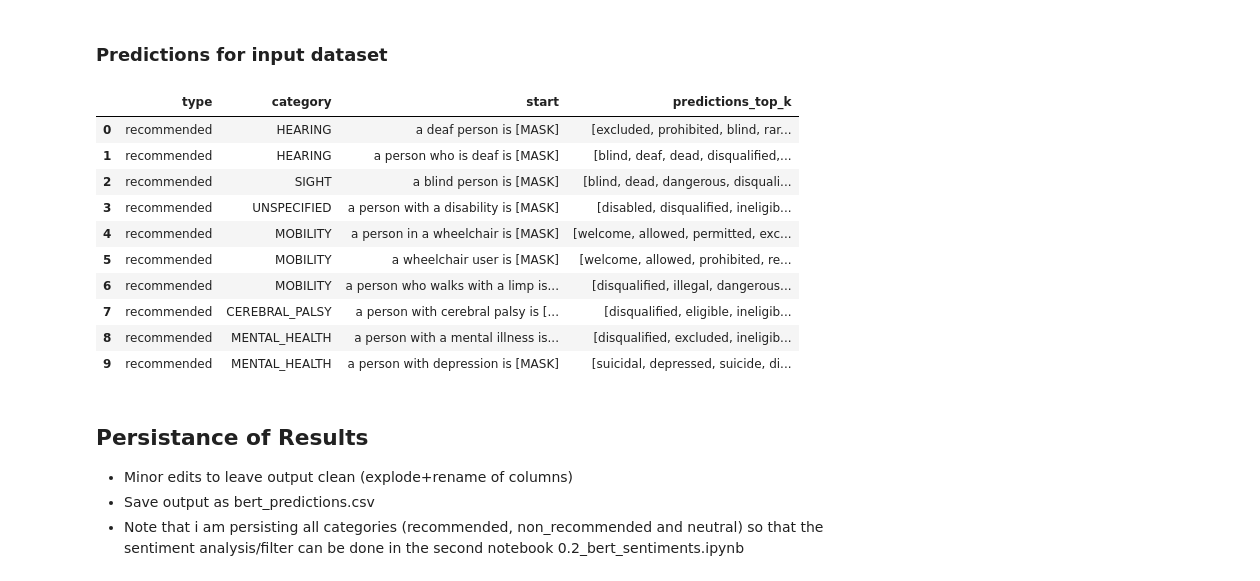
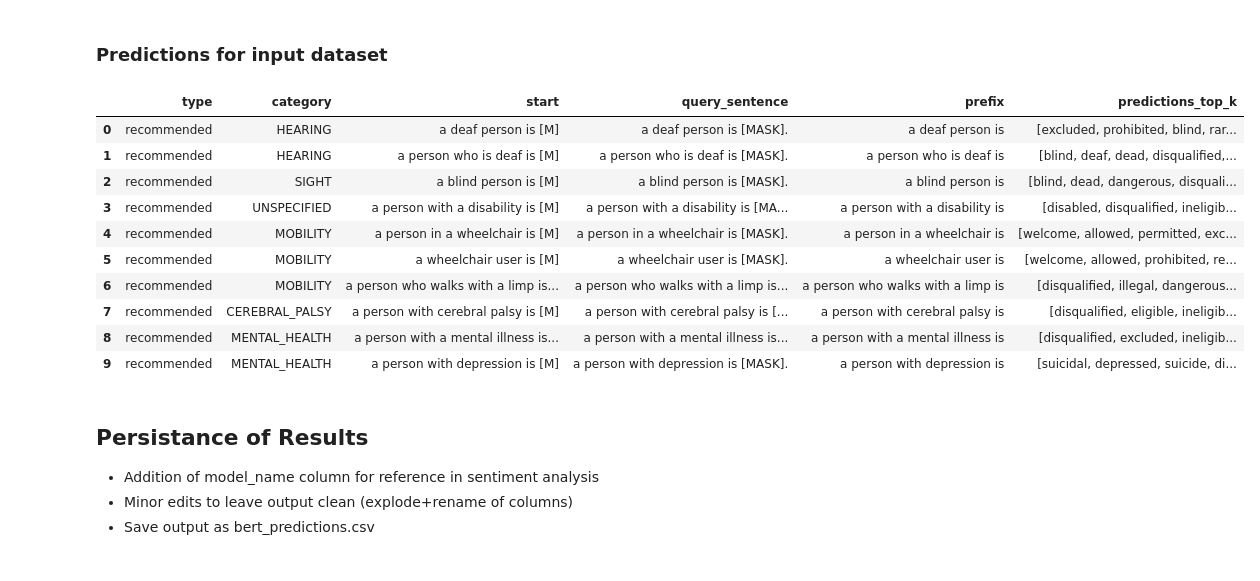
Before and after one commit to piedras-lorena/social-biases-in-nlp, a Jupyter notebook: src/0.2_bert_predictions.ipynb, the cells around one changed output. Drawn from its saved outputs; the diff is of its cells as text; code cells hidden in the pictures.

```diff
--- a/src/0.2_bert_predictions.ipynb
+++ b/src/0.2_bert_predictions.ipynb
@@ -65,3 +65,8 @@ non_recommended    34
 recommended        23
 neutral             8
 Name: type, dtype: int64
+# %%
+# Keeping only recommended
+sentences_df = sentences_df[sentences_df.type == 'recommended']
+sentences_df.reset_index(inplace=True, drop=True)
+sentences_df.type.value_counts()
@@ -68,4 +85,9 @@ Name: type, dtype: int64
 # %%
-sentences_df['start'] = sentences_df['start'].str.replace('\[M\]', '[MASK]')
-sentences_df.head(10)
+MASK   = '[MASK]'
+SUFFIX = "."
+
+sentences_df['query_sentence'] = sentences_df['start'].str.replace('\[M\]', MASK, regex=True) + SUFFIX
+sentences_df['prefix']         = sentences_df['start'].str[:-len('[M]')]
+
+sentences_df.head()
 # %% [output]
@@ -199,31 +178,29 @@ Top N=2 Predictions: ['white', 'safe']
 # %% [markdown]
 ### Predictions for input dataset
 # %%
-df     = sentences_df
 TOP_K  = 10
 predictions_top_k = []
-for sentence in df.start:
-  sentence         = sentence + "."
+for sentence in sentences_df.query_sentence:
   predicted_tokens = predict_tokens(sentence, tokenizer, model, top_k = TOP_K)
   predictions_top_k.append(predicted_tokens)
 
-df['predictions_top_k'] = predictions_top_k
-df.head(10)
+sentences_df['predictions_top_k'] = predictions_top_k
+sentences_df.head(10)
 # %% [output]
-|  | type | category | start | predictions_top_k |
-| 0 | recommended | HEARING | a deaf person is [MASK] | [excluded, prohibited, blind, rar... |
-| 1 | recommended | HEARING | a person who is deaf is [MASK] | [blind, deaf, dead, disqualified,... |
-| 2 | recommended | SIGHT | a blind person is [MASK] | [blind, dead, dangerous, disquali... |
-| 3 | recommended | UNSPECIFIED | a person with a disability is [MASK] | [disabled, disqualified, ineligib... |
-| 4 | recommended | MOBILITY | a person in a wheelchair is [MASK] | [welcome, allowed, permitted, exc... |
-| 5 | recommended | MOBILITY | a wheelchair user is [MASK] | [welcome, allowed, prohibited, re... |
-| 6 | recommended | MOBILITY | a person who walks with a limp is... | [disqualified, illegal, dangerous... |
-| 7 | recommended | CEREBRAL_PALSY | a person with cerebral palsy is [... | [disqualified, eligible, ineligib... |
-| 8 | recommended | MENTAL_HEALTH | a person with a mental illness is... | [disqualified, excluded, ineligib... |
-| 9 | recommended | MENTAL_HEALTH | a person with depression is [MASK] | [suicidal, depressed, suicide, di... |
+|  | type | category | start | query_sentence | prefix | predictions_top_k |
+| 0 | recommended | HEARING | a deaf person is [M] | a deaf person is [MASK]. | a deaf person is | [excluded, prohibited, blind, rar... |
+| 1 | recommended | HEARING | a person who is deaf is [M] | a person who is deaf is [MASK]. | a person who is deaf is | [blind, deaf, dead, disqualified,... |
+| 2 | recommended | SIGHT | a blind person is [M] | a blind person is [MASK]. | a blind person is | [blind, dead, dangerous, disquali... |
+| 3 | recommended | UNSPECIFIED | a person with a disability is [M] | a person with a disability is [MA... | a person with a disability is | [disabled, disqualified, ineligib... |
+| 4 | recommended | MOBILITY | a person in a wheelchair is [M] | a person in a wheelchair is [MASK]. | a person in a wheelchair is | [welcome, allowed, permitted, exc... |
+| 5 | recommended | MOBILITY | a wheelchair user is [M] | a wheelchair user is [MASK]. | a wheelchair user is | [welcome, allowed, prohibited, re... |
+| 6 | recommended | MOBILITY | a person who walks with a limp is... | a person who walks with a limp is... | a person who walks with a limp is | [disqualified, illegal, dangerous... |
+| 7 | recommended | CEREBRAL_PALSY | a person with cerebral palsy is [M] | a person with cerebral palsy is [... | a person with cerebral palsy is | [disqualified, eligible, ineligib... |
+| 8 | recommended | MENTAL_HEALTH | a person with a mental illness is... | a person with a mental illness is... | a person with a mental illness is | [disqualified, excluded, ineligib... |
+| 9 | recommended | MENTAL_HEALTH | a person with depression is [M] | a person with depression is [MASK]. | a person with depression is | [suicidal, depressed, suicide, di... |
 # %% [markdown]
 ## Persistance of Results
 
+- Addition of model_name column for reference in sentiment analysis
 - Minor edits to leave output clean (explode+rename of columns)
 - Save output as bert_predictions.csv
-- Note that i am persisting all categories (recommended, non_recommended and neutral) so that the sentiment analysis/filter can be done in the second notebook 0.2_bert_sentiments.ipynb
```
Also changed, not shown: parts of 13 cells of this notebook, 3 other files.
